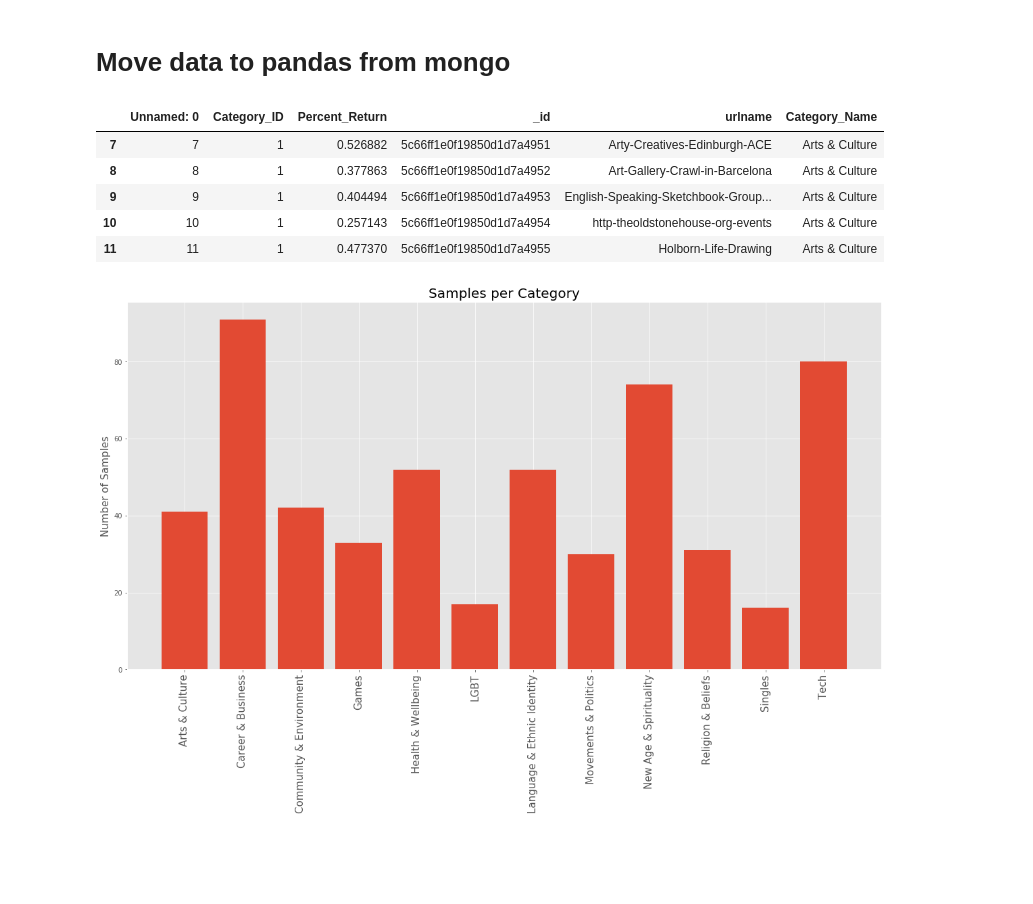
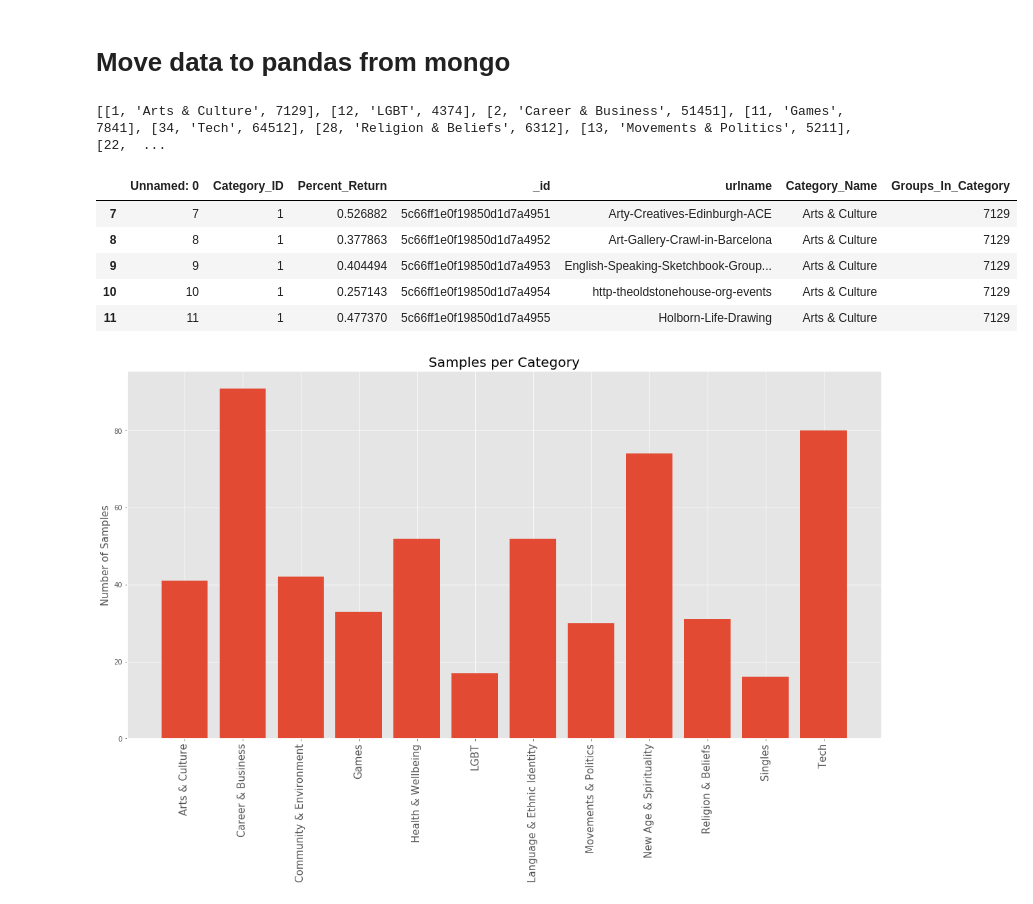
Before and after one commit to Jesse-Kerr/meetup_retentions, a Jupyter notebook: meetup.ipynb, the cells around one changed output. Saved outputs shown, nothing was run; the diff lists cells and outputs as text; code cells hidden in the pictures; blank space fills up the shorter version.

```diff
--- a/meetup.ipynb
+++ b/meetup.ipynb
@@ -257,38 +257,45 @@ did_they_come_back()
 # %%
 percent_returns = pd.read_csv('./src/Percent_returns.csv')
 
 # Remove 100% returns, probably demonstrates some error.
 ones_removed_percent_returns = percent_returns[percent_returns.Percent_Return < 1]
 
 # Remove categories with less than 15 groups
 ones_removed_percent_returns = ones_removed_percent_returns.groupby('Category_ID')
 ones_removed_percent_returns = ones_removed_percent_returns.filter(lambda x: len(x) > 15)
 
 #Put category name on chart
 cat_ids = ones_removed_percent_returns['Category_ID'].unique()
 
 def get_categories(cat_ids):
     categories = []
     for cat_id in cat_ids:
         for group in groups_per_category:
             if group[0] == cat_id:
-                categories.append([cat_id, group[2]])
+                categories.append([cat_id, group[2], group[1]])
     return categories
 
 categories = get_categories(cat_ids)
+print(categories)
+
 ones_removed_percent_returns['Category_Name'] = ones_removed_percent_returns['Category_ID'].apply(lambda x: [str(group[1]) for group in categories if group[0] == x])
+
+ones_removed_percent_returns['Groups_In_Category'] = ones_removed_percent_returns['Category_ID'].apply(lambda x: [str(group[2]) for group in categories if group[0] == x])
 
 #this still has over 500 results.
 ones_removed_percent_returns['Category_Name'] = ones_removed_percent_returns['Category_Name'].apply(lambda x: str(x).replace("[", "").replace(']', '').replace("'", ''))
+ones_removed_percent_returns['Groups_In_Category'] = ones_removed_percent_returns['Groups_In_Category'].apply(lambda x: str(x).replace("[", "").replace(']', '').replace("'", ''))
+ones_removed_percent_returns['Groups_In_Category'] = ones_removed_percent_returns['Groups_In_Category'].apply(lambda x: int(x))
 
 ones_removed_percent_returns.head()
 # %% [output]
+[[1, 'Arts & Culture', 7129], [12, 'LGBT', 4374], [2, 'Career & Business', 51451], [11, 'Games', 7841], [34, 'Tech', 64512], [28, 'Religion & Beliefs', 6312], [13, 'Movements & Politics', 5211], [22,  ...
-|  | Unnamed: 0 | Category_ID | Percent_Return | _id | urlname | Category_Name |
-| 7 | 7 | 1 | 0.526882 | 5c66ff1e0f19850d1d7a4951 | Arty-Creatives-Edinburgh-ACE | Arts & Culture |
-| 8 | 8 | 1 | 0.377863 | 5c66ff1e0f19850d1d7a4952 | Art-Gallery-Crawl-in-Barcelona | Arts & Culture |
-| 9 | 9 | 1 | 0.404494 | 5c66ff1e0f19850d1d7a4953 | English-Speaking-Sketchbook-Group... | Arts & Culture |
-| 10 | 10 | 1 | 0.257143 | 5c66ff1e0f19850d1d7a4954 | http-theoldstonehouse-org-events | Arts & Culture |
-| 11 | 11 | 1 | 0.477370 | 5c66ff1e0f19850d1d7a4955 | Holborn-Life-Drawing | Arts & Culture |
+|  | Unnamed: 0 | Category_ID | Percent_Return | _id | urlname | Category_Name | Groups_In_Category |
+| 7 | 7 | 1 | 0.526882 | 5c66ff1e0f19850d1d7a4951 | Arty-Creatives-Edinburgh-ACE | Arts & Culture | 7129 |
+| 8 | 8 | 1 | 0.377863 | 5c66ff1e0f19850d1d7a4952 | Art-Gallery-Crawl-in-Barcelona | Arts & Culture | 7129 |
+| 9 | 9 | 1 | 0.404494 | 5c66ff1e0f19850d1d7a4953 | English-Speaking-Sketchbook-Group... | Arts & Culture | 7129 |
+| 10 | 10 | 1 | 0.257143 | 5c66ff1e0f19850d1d7a4954 | http-theoldstonehouse-org-events | Arts & Culture | 7129 |
+| 11 | 11 | 1 | 0.477370 | 5c66ff1e0f19850d1d7a4955 | Holborn-Life-Drawing | Arts & Culture | 7129 |
 # %%
 count = ones_removed_percent_returns.groupby('Category_Name')['Category_Name'].count()
 
```
Also changed, not shown: parts of 3 cells of this notebook.
